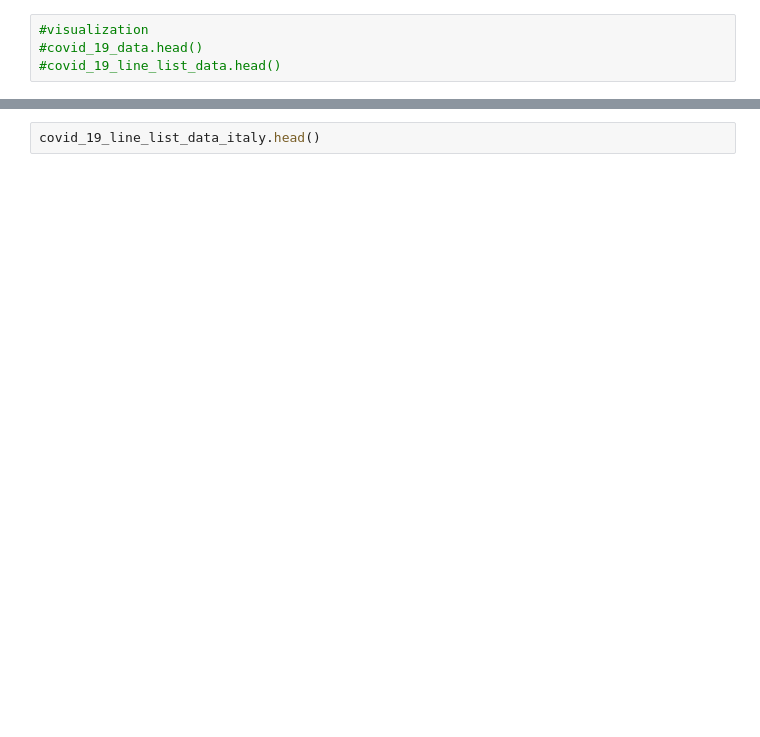
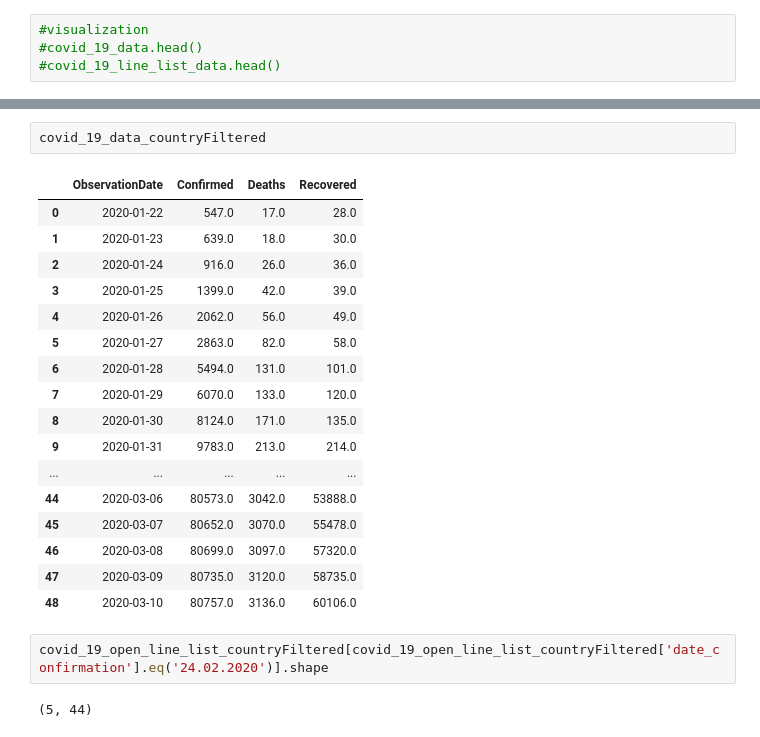
Before and after one commit to sromano1992/covAI-19, a Jupyter notebook: covid19.ipynb, the cells around one changed output, grey strips where cells are left out. Saved outputs shown, nothing was run; the diff lists cells and outputs as text; blank space fills up the shorter version.

```diff
--- a/covid19.ipynb
+++ b/covid19.ipynb
@@ -80,2 +87,24 @@ plt.show()
-# %%
-covid_19_line_list_data_italy.head()
+# %%
+covid_19_data_countryFiltered
+# %% [output]
+|  | ObservationDate | Confirmed | Deaths | Recovered |
+| 0 | 2020-01-22 | 547.0 | 17.0 | 28.0 |
+| 1 | 2020-01-23 | 639.0 | 18.0 | 30.0 |
+| 2 | 2020-01-24 | 916.0 | 26.0 | 36.0 |
+| 3 | 2020-01-25 | 1399.0 | 42.0 | 39.0 |
+| 4 | 2020-01-26 | 2062.0 | 56.0 | 49.0 |
+| 5 | 2020-01-27 | 2863.0 | 82.0 | 58.0 |
+| 6 | 2020-01-28 | 5494.0 | 131.0 | 101.0 |
+| 7 | 2020-01-29 | 6070.0 | 133.0 | 120.0 |
+| 8 | 2020-01-30 | 8124.0 | 171.0 | 135.0 |
+| 9 | 2020-01-31 | 9783.0 | 213.0 | 214.0 |
+| ... | ... | ... | ... | ... |
+| 44 | 2020-03-06 | 80573.0 | 3042.0 | 53888.0 |
+| 45 | 2020-03-07 | 80652.0 | 3070.0 | 55478.0 |
+| 46 | 2020-03-08 | 80699.0 | 3097.0 | 57320.0 |
+| 47 | 2020-03-09 | 80735.0 | 3120.0 | 58735.0 |
+| 48 | 2020-03-10 | 80757.0 | 3136.0 | 60106.0 |
+# %%
+covid_19_open_line_list_countryFiltered[covid_19_open_line_list_countryFiltered['date_confirmation'].eq('24.02.2020')].shape
+# %% [output]
+(5, 44)
```
Also changed, not shown: parts of 5 cells of this notebook, 8 other files.
